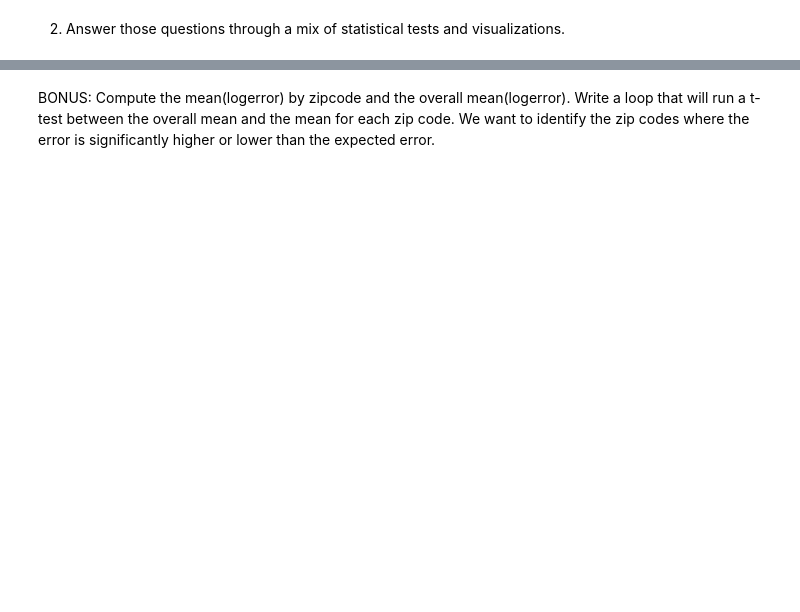
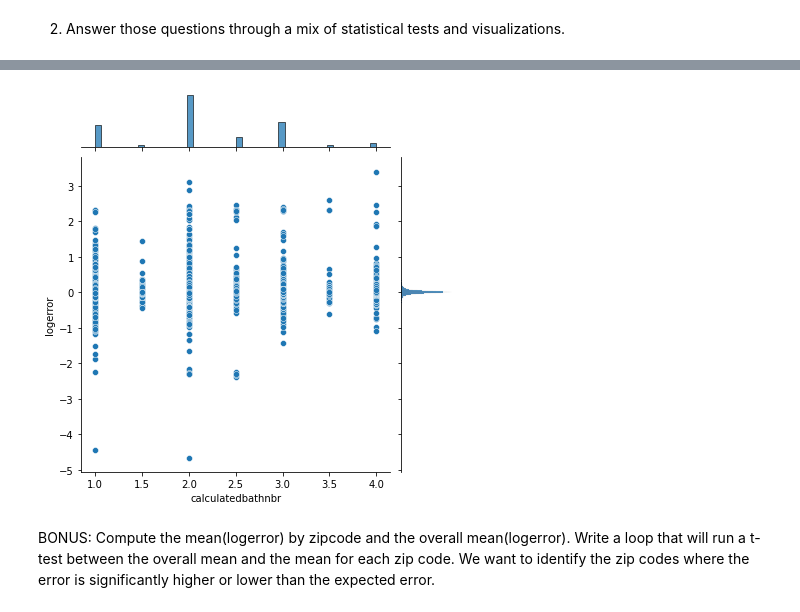
Before and after one commit to Tyler-Applegate/clustering-exercises, a Jupyter notebook: explore_zillow.ipynb, the cells around one changed output, grey strips where cells are left out. Cells and saved outputs as stored; diff of their text form; code cells hidden in the pictures; blank space fills up the shorter version.

```diff
--- a/explore_zillow.ipynb
+++ b/explore_zillow.ipynb
@@ -24,2 +152,9 @@ Sourcing the Zillow database as the data source, create a jupyter notebook named
+# %%
+sns.jointplot(x='calculatedbathnbr', y='logerror', data=train)
+plt.xlabel('calculatedbathnbr')
+plt.ylabel('logerror')
+plt.show()
+# %% [output]
+[figure, added]
 # %% [markdown]
 BONUS: Compute the mean(logerror) by zipcode and the overall mean(logerror). Write a loop that will run a t-test between the overall mean and the mean for each zip code. We want to identify the zip codes where the error is significantly higher or lower than the expected error.
```
Also changed, not shown: parts of 15 cells of this notebook, 5 other files.
